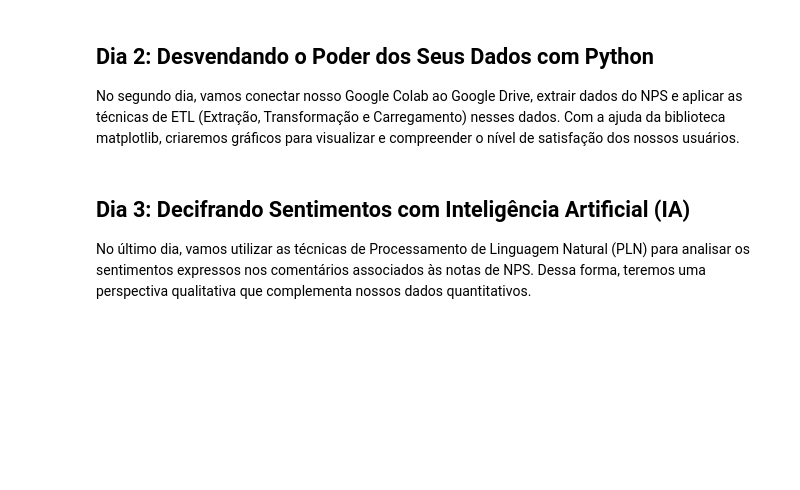
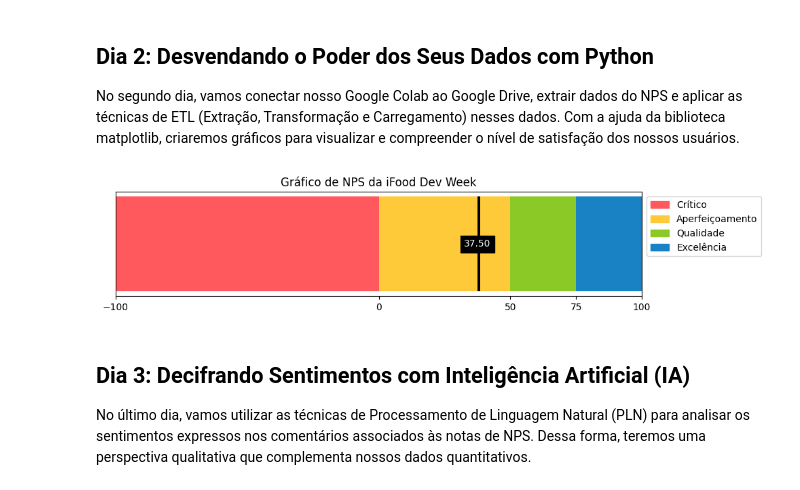
Before and after one commit to FabriciaDev/DIO, a Jupyter notebook: ifood_dev_week.ipynb, the cells around one changed output. Cells and saved outputs as stored; diff of their text form; code cells hidden in the pictures; blank space fills up the shorter version.

```diff
--- a/ifood_dev_week.ipynb
+++ b/ifood_dev_week.ipynb
@@ -16,0 +13,16 @@ Vamos mergulhar no Google Colab, aprendendo como ele pode ser usado para automat
+# %%
+"""
+Este código baixa um arquivo CSV de feedbacks do Google Drive e carrega os dados em um DataFrame pandas.
+
+O arquivo é identificado por um ID único ('file_id'), que é extraído da URL do arquivo no Google Drive.
+A URL do arquivo no Google Drive tem o seguinte formato:
+https://drive.google.com/file/d/FILE_ID/view?usp=sharing
+"""
+
+import gdown
+import pandas as pd
+
+file_id = '1_nyLNsT55X37Y0KDBXVXzSYsX-SoSqZi'
+gdown.download(f'https://drive.google.com/uc?id={file_id}', 'feedbacks.csv')
+
+dados = pd.read_csv('/content/feedbacks.csv', delimiter=';')
@@ -18,6 +121,39 @@ Vamos mergulhar no Google Colab, aprendendo como ele pode ser usado para automat
 ## Dia 2: Desvendando o Poder dos Seus Dados com Python
 
 No segundo dia, vamos conectar nosso Google Colab ao Google Drive, extrair dados do NPS e aplicar as técnicas de ETL (Extração, Transformação e Carregamento) nesses dados. Com a ajuda da biblioteca matplotlib, criaremos gráficos para visualizar e compreender o nível de satisfação dos nossos usuários.
+# %%
+import matplotlib.pyplot as plt
+import matplotlib.patches as mpatches
+
+# Definição das constantes que usaremos para visualizar o NPS
+NPS_ZONAS =   ['Crítico', 'Aperfeiçoamento', 'Qualidade', 'Excelência']
+NPS_VALORES = [-100, 0, 50, 75, 100]
+NPS_CORES =   ['#FF595E', '#FFCA3A', '#8AC926', '#1982C4']
+
+# TODO: Criar um gráfico usando "matplotlib" para visualizar o NPS que calculamos no Dia 1!
+def criar_grafico_nps(nps):
+  fig, ax = plt.subplots(figsize=(10, 2))
+
+  for i, zona in enumerate(NPS_ZONAS):
+    ax.barh([0], width=NPS_VALORES[i+1]-NPS_VALORES[i], left=NPS_VALORES[i], color=NPS_CORES[i])
+
+  ax.barh([0], width=1, left=nps, color='black')
+  ax.set_yticks([])
+  ax.set_xlim(-100, 100)
+  ax.set_xticks(NPS_VALORES)
+
+  plt.text(nps, 0, f'{nps:.2f}', ha='center', va='center', color='white', bbox=dict(facecolor='black'))
+
+  patches = [mpatches.Patch(color=NPS_CORES[i], label=NPS_ZONAS[i]) for i in range(len(NPS_ZONAS))]
+  plt.legend(handles=patches, bbox_to_anchor=(1,1))
+
+  plt.title('Gráfico de NPS da iFood Dev Week')
+
+  plt.show()
+
+criar_grafico_nps(nps)
+# %% [output]
+[figure, added]
 # %% [markdown]
 ## Dia 3: Decifrando Sentimentos com Inteligência Artificial (IA)
 
```
Also changed, not shown: parts of 12 cells of this notebook.
